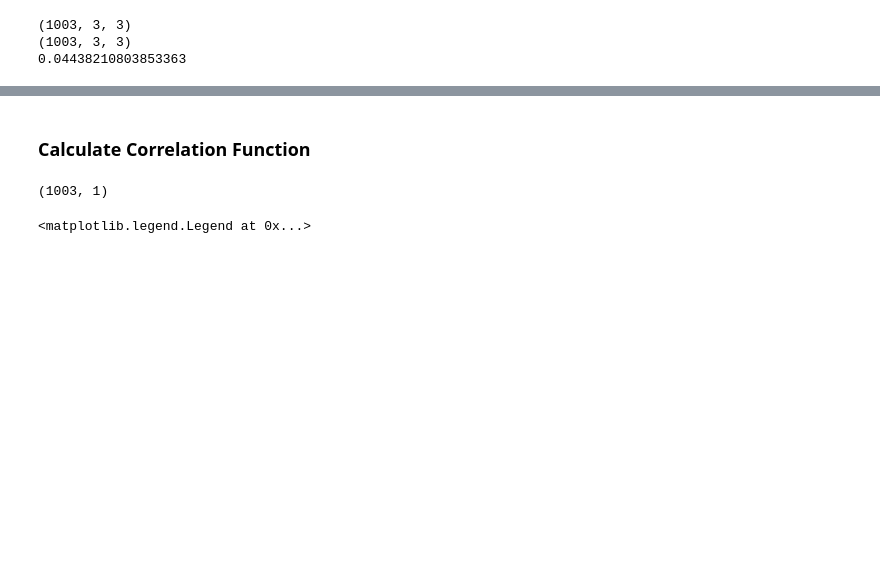
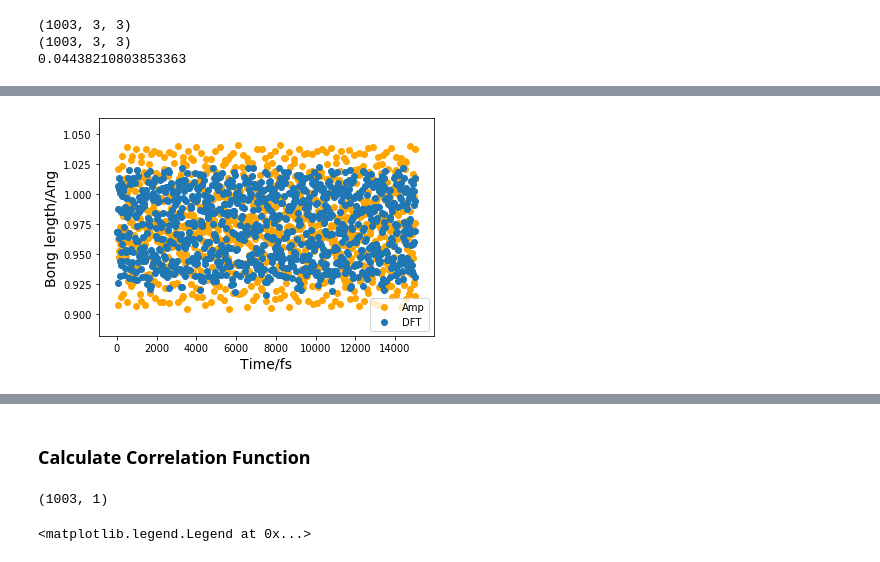
Before and after one commit to cancan233/googlecolab, a Jupyter notebook: Amp_MD.ipynb, the cells around one changed output, grey strips where cells are left out. Saved outputs shown, nothing was run; the diff lists cells and outputs as text; code cells hidden in the pictures; blank space fills up the shorter version.

```diff
--- a/Amp_MD.ipynb
+++ b/Amp_MD.ipynb
@@ -263,0 +284,10 @@ plt.show()
+# %%
+plt.figure()
+plt.scatter(np.arange(len(amp_potential))*10*1.5, np.array(dft_r)[:,0], c='orange', label='Amp')
+plt.scatter(np.arange(len(dft_potential))*10*1.5, np.array(amp_r)[:,0], label='DFT')
+plt.xlabel('Time/fs', fontsize=14)
+plt.ylabel('Bong length/Ang', fontsize=14)
+plt.legend()
+plt.show()
+# %% [output]
+[figure, added]
```
Also changed, not shown: parts of 7 cells of this notebook.
